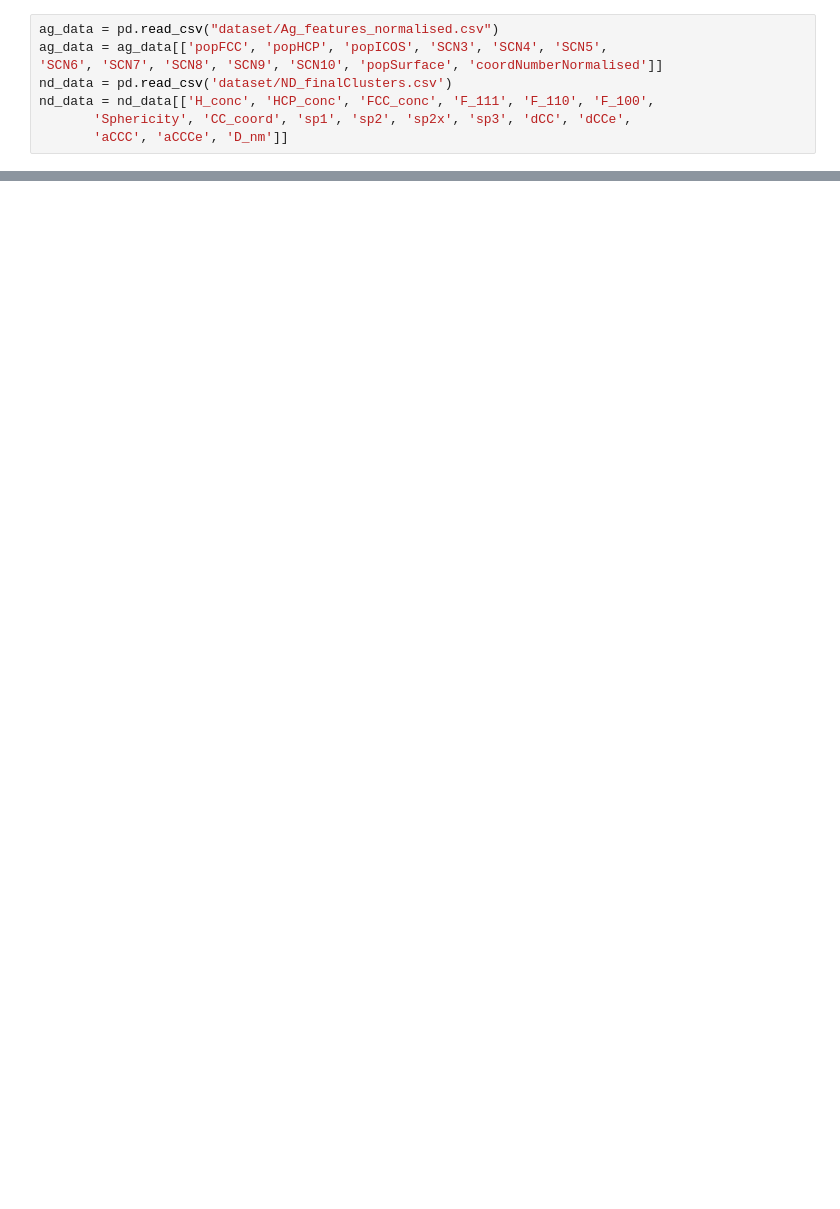
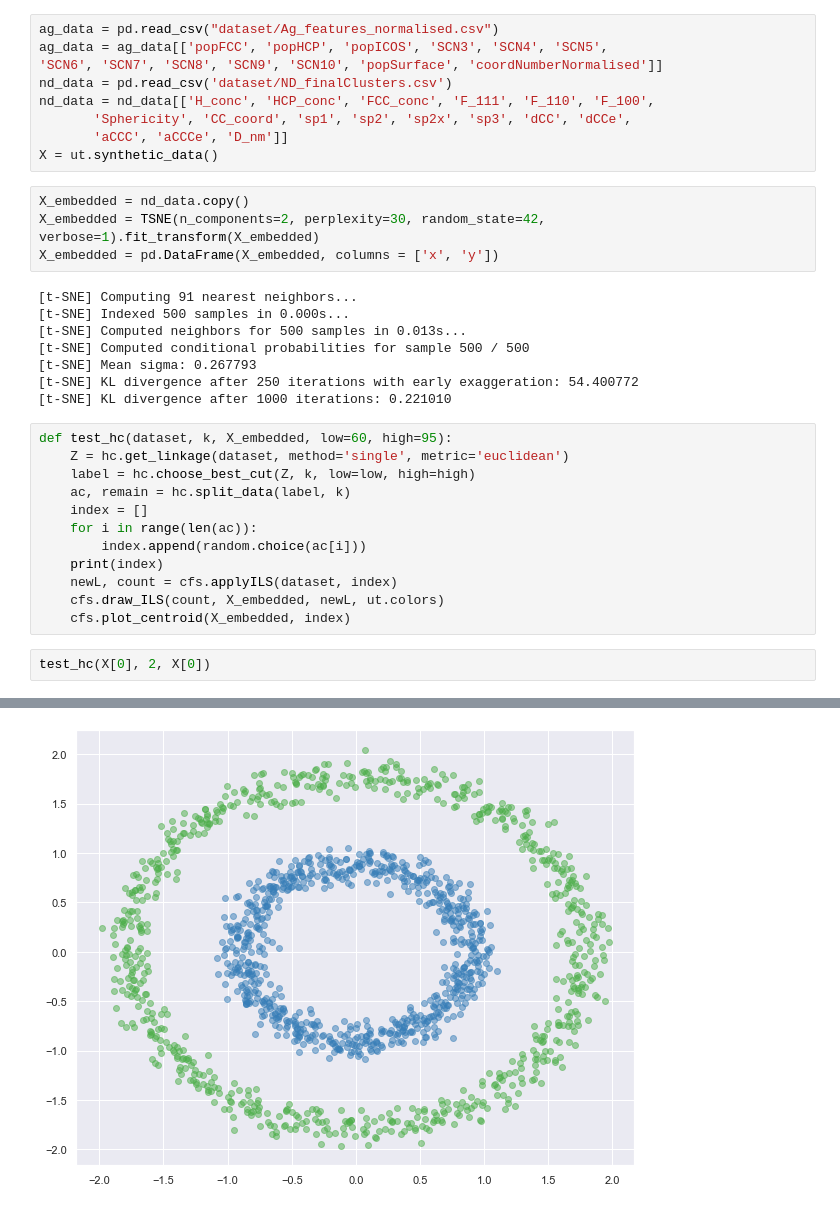
Before and after one commit to Thea-Hsu/EILS, a Jupyter notebook: dirchlet_AND_agglomerative_demo.ipynb, the cells around one changed output, grey strips where cells are left out. Cells and saved outputs as stored; diff of their text form; blank space fills up the shorter version.

```diff
--- a/dirchlet_AND_agglomerative_demo.ipynb
+++ b/dirchlet_AND_agglomerative_demo.ipynb
@@ -12,3 +15,31 @@ nd_data = pd.read_csv('dataset/ND_finalClusters.csv')
 nd_data = nd_data[['H_conc', 'HCP_conc', 'FCC_conc', 'F_111', 'F_110', 'F_100',
        'Sphericity', 'CC_coord', 'sp1', 'sp2', 'sp2x', 'sp3', 'dCC', 'dCCe',
        'aCCC', 'aCCCe', 'D_nm']]
+X = ut.synthetic_data()
+# %%
+X_embedded = nd_data.copy()
+X_embedded = TSNE(n_components=2, perplexity=30, random_state=42, verbose=1).fit_transform(X_embedded)
+X_embedded = pd.DataFrame(X_embedded, columns = ['x', 'y'])
+# %% [output]
+[t-SNE] Computing 91 nearest neighbors...
+[t-SNE] Indexed 500 samples in 0.000s...
+[t-SNE] Computed neighbors for 500 samples in 0.013s...
+[t-SNE] Computed conditional probabilities for sample 500 / 500
+[t-SNE] Mean sigma: 0.267793
+[t-SNE] KL divergence after 250 iterations with early exaggeration: 54.400772
+[t-SNE] KL divergence after 1000 iterations: 0.221010
+# %%
+def test_hc(dataset, k, X_embedded, low=60, high=95):
+    Z = hc.get_linkage(dataset, method='single', metric='euclidean')
+    label = hc.choose_best_cut(Z, k, low=low, high=high)
+    ac, remain = hc.split_data(label, k)
+    index = []
+    for i in range(len(ac)):
+        index.append(random.choice(ac[i]))
+    print(index)
+    newL, count = cfs.applyILS(dataset, index)
+    cfs.draw_ILS(count, X_embedded, newL, ut.colors)
+    cfs.plot_centroid(X_embedded, index)
+# %%
+test_hc(X[0], 2, X[0])
+# %% [output]
@@ -14,0 +60 @@ nd_data = nd_data[['H_conc', 'HCP_conc', 'FCC_conc', 'F_111', 'F_110', 'F_100',
+[figure, added]
```
Also changed, not shown: parts of 12 cells of this notebook, 4 other files.
